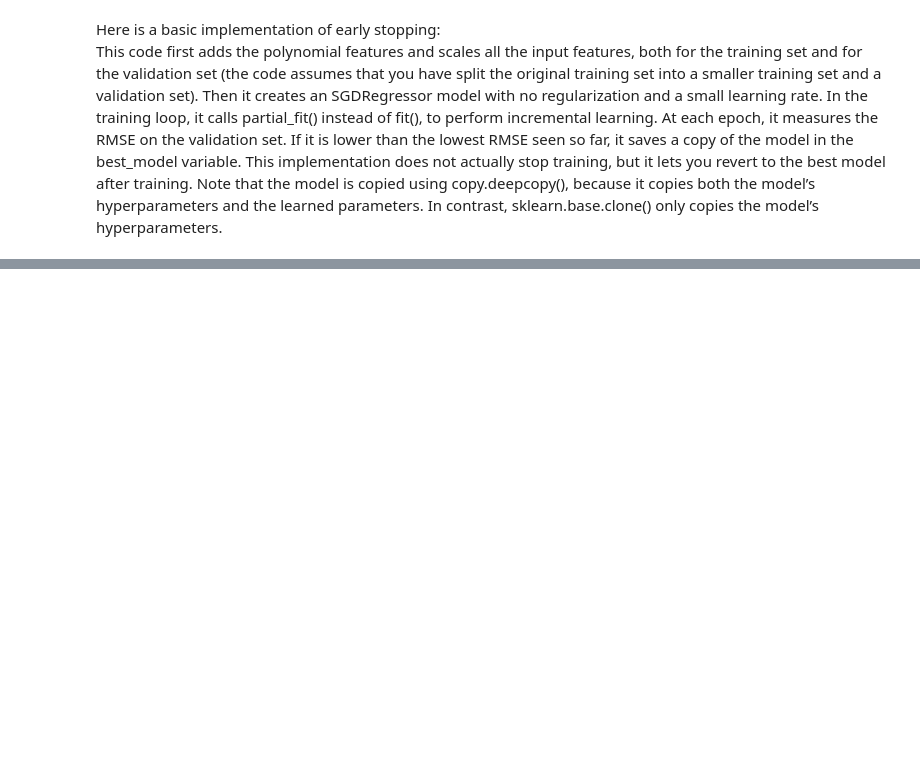
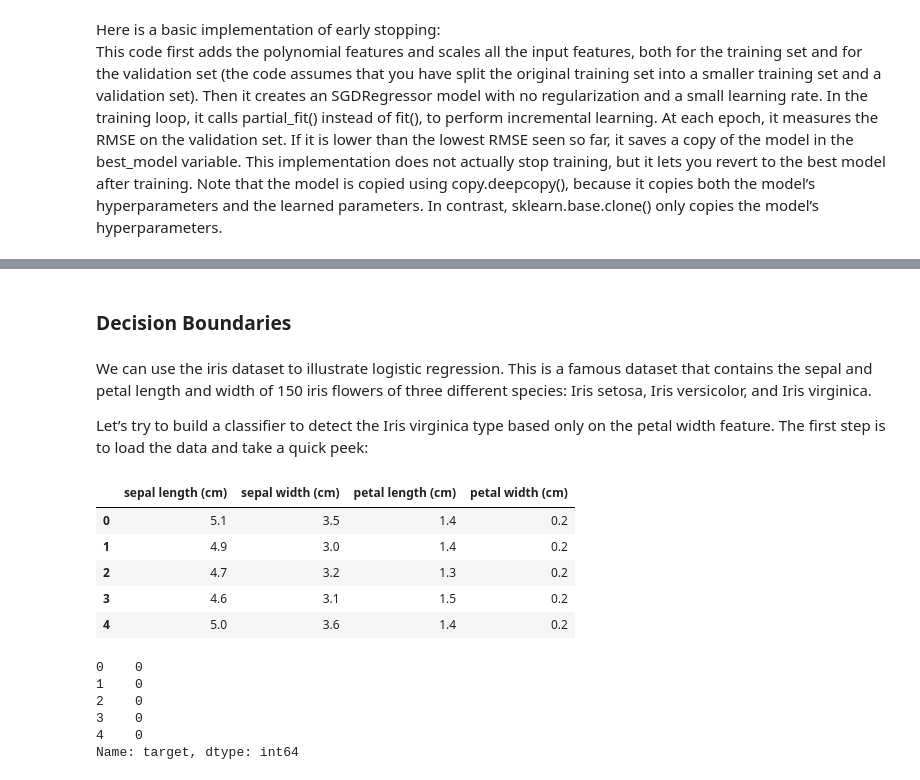
Before and after one commit to adarsha-7/machine-learning, a Jupyter notebook: chapter_4/chapter_code/main.ipynb, the cells around one changed output, grey strips where cells are left out. Drawn from its saved outputs; the diff is of its cells as text; code cells hidden in the pictures; blank space fills up the shorter version.

```diff
--- a/chapter_4/chapter_code/main.ipynb
+++ b/chapter_4/chapter_code/main.ipynb
@@ -742,0 +831,9 @@ for epoch in range(n_epochs):
+# %% [markdown]
+### Decision Boundaries
+# %% [markdown]
+We can use the iris dataset to illustrate logistic regression. This is a famous dataset
+that contains the sepal and petal length and width of 150 iris flowers of three different
+species: Iris setosa, Iris versicolor, and Iris virginica.
+
+Let’s try to build a classifier to detect the Iris virginica type based only on the petal
+width feature. The first step is to load the data and take a quick peek:
@@ -742,0 +844,18 @@ for epoch in range(n_epochs):
+# %%
+iris.data.head()
+# %% [output]
+|  | sepal length (cm) | sepal width (cm) | petal length (cm) | petal width (cm) |
+| 0 | 5.1 | 3.5 | 1.4 | 0.2 |
+| 1 | 4.9 | 3.0 | 1.4 | 0.2 |
+| 2 | 4.7 | 3.2 | 1.3 | 0.2 |
+| 3 | 4.6 | 3.1 | 1.5 | 0.2 |
+| 4 | 5.0 | 3.6 | 1.4 | 0.2 |
+# %%
+iris.target.head()
+# %% [output]
+0    0
+1    0
+2    0
+3    0
+4    0
+Name: target, dtype: int64
```
Also changed, not shown: parts of 15 cells of this notebook.
